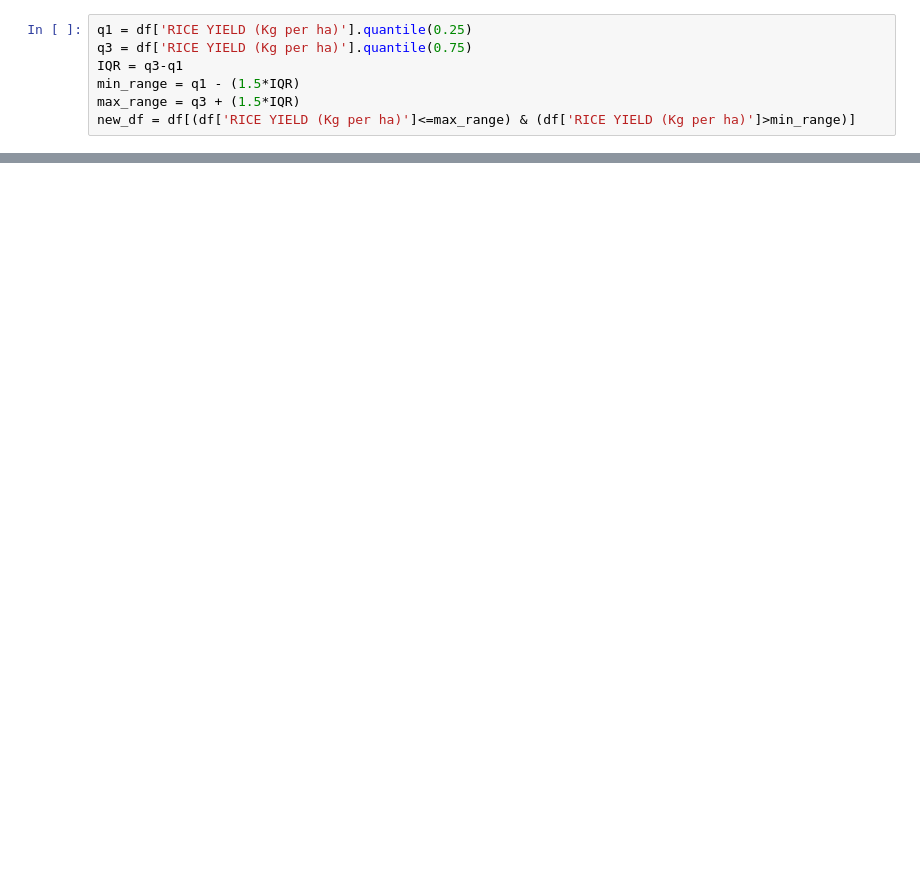
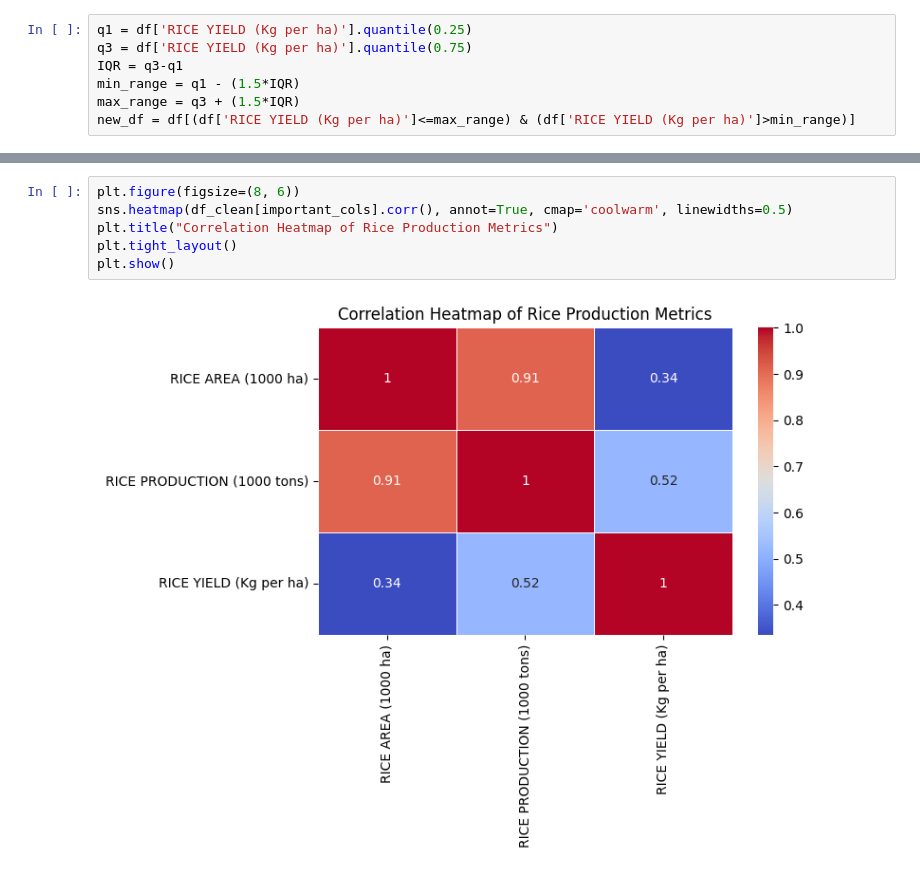
Before and after one commit to nupurmadaan04/AI-agriculture-yield-production, a Jupyter notebook: Notebooks/02_eda.ipynb, the cells around one changed output, grey strips where cells are left out. Drawn from its saved outputs; the diff is of its cells as text; blank space fills up the shorter version.

```diff
--- a/Notebooks/02_eda.ipynb
+++ b/Notebooks/02_eda.ipynb
@@ -28,0 +74,8 @@ new_df.to_csv(r'C:\Users\devin\AI-agriculture-yield-prediction\Datasets\rice_dat
+# %%
+plt.figure(figsize=(8, 6))
+sns.heatmap(df_clean[important_cols].corr(), annot=True, cmap='coolwarm', linewidths=0.5)
+plt.title("Correlation Heatmap of Rice Production Metrics")
+plt.tight_layout()
+plt.show()
+# %% [output]
+[figure, added]
```
Also changed, not shown: parts of 8 cells of this notebook, 1 other file.
